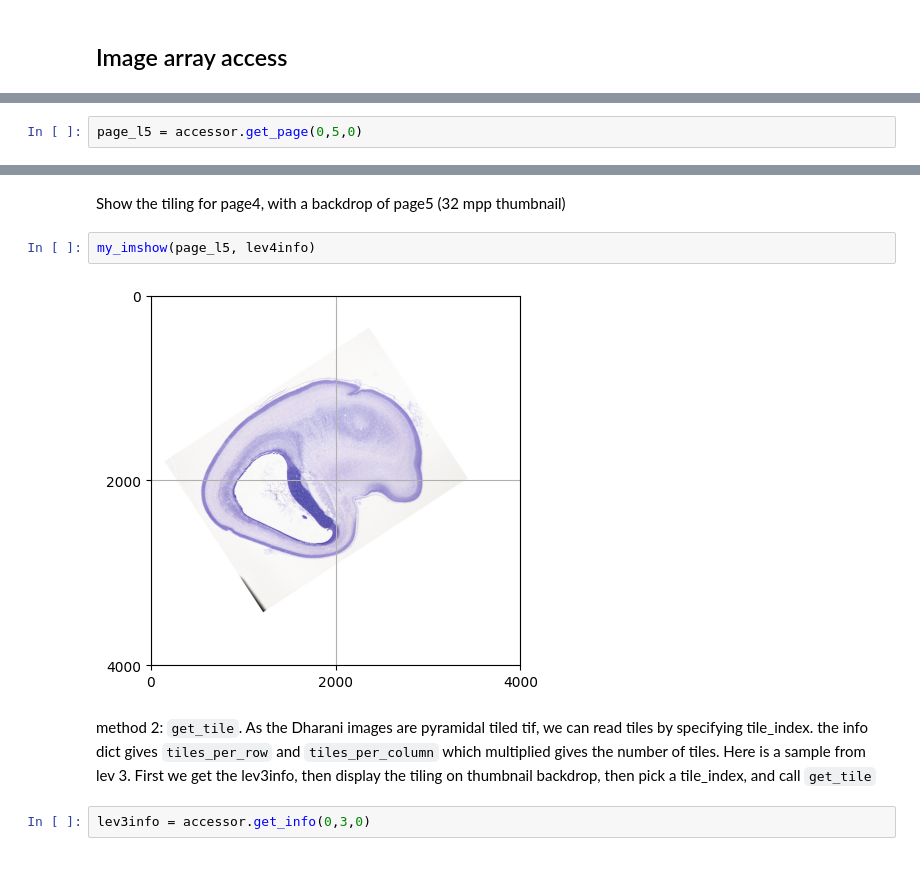
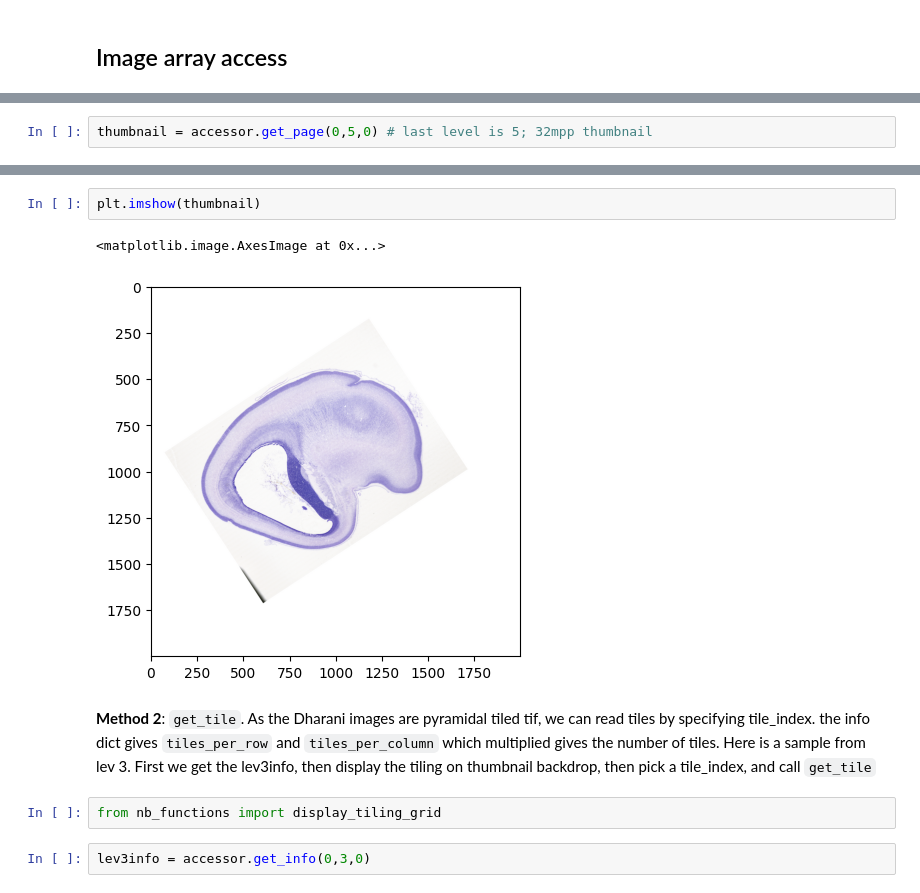
Before and after one commit to SGBC-IITM/DHARANI_data_tutorial, a Jupyter notebook: notebooks/image_handling_dharani.ipynb, the cells around one changed output, grey strips where cells are left out. Drawn from its saved outputs; the diff is of its cells as text; blank space fills up the shorter version.

```diff
--- a/notebooks/test_image.ipynb
+++ b/notebooks/image_handling_dharani.ipynb
@@ -200,2 +160,2 @@ method 1: Whole Page access - caution: don't call `get_page` for high-res (lower
 # %%
-page_l5 = accessor.get_page(0,5,0)
+thumbnail = accessor.get_page(0,5,0) # last level is 5; 32mpp thumbnail
@@ -230,10 +162,11 @@ def my_imshow(page, pageinfo=None):
-# %% [markdown]
-Show the tiling for page4, with a backdrop of page5 (32 mpp thumbnail)
-# %%
-my_imshow(page_l5, lev4info)
-# %% [output]
-[figure, removed]
+# %%
+plt.imshow(thumbnail)
+# %% [output]
+<matplotlib.image.AxesImage at 0x...>
+[figure, added]
 # %% [markdown]
-method 2: `get_tile`. As the Dharani images are pyramidal tiled tif, we can read tiles by specifying tile_index. the info dict gives `tiles_per_row` and `tiles_per_column` which multiplied gives the number of tiles. Here is a sample from lev 3. First we get the lev3info, then display the tiling on thumbnail backdrop, then pick a tile_index, and call `get_tile`
+**Method 2**: `get_tile`. As the Dharani images are pyramidal tiled tif, we can read tiles by specifying tile_index. the info dict gives `tiles_per_row` and `tiles_per_column` which multiplied gives the number of tiles. Here is a sample from lev 3. First we get the lev3info, then display the tiling on thumbnail backdrop, then pick a tile_index, and call `get_tile`
+# %%
+from nb_functions import display_tiling_grid
 # %%
 lev3info = accessor.get_info(0,3,0)
```
Also changed, not shown: parts of 19 cells of this notebook, 12 other files.
